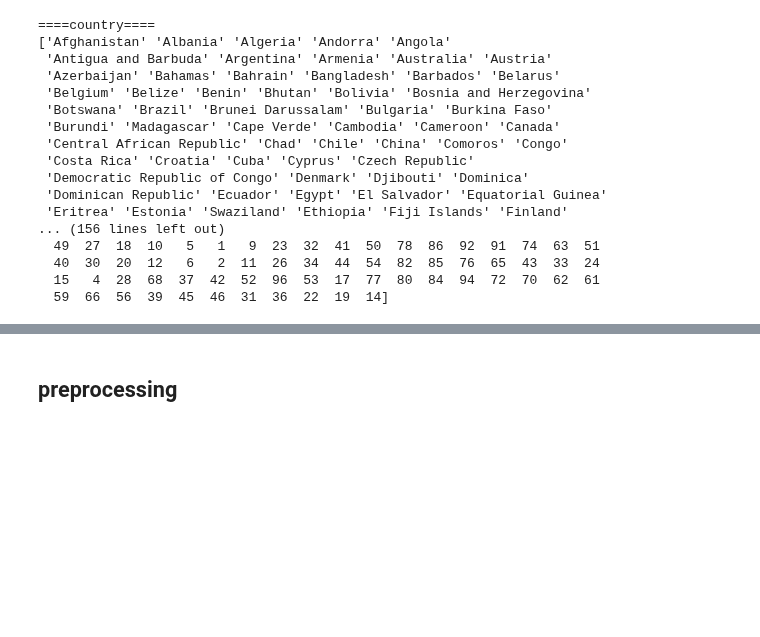
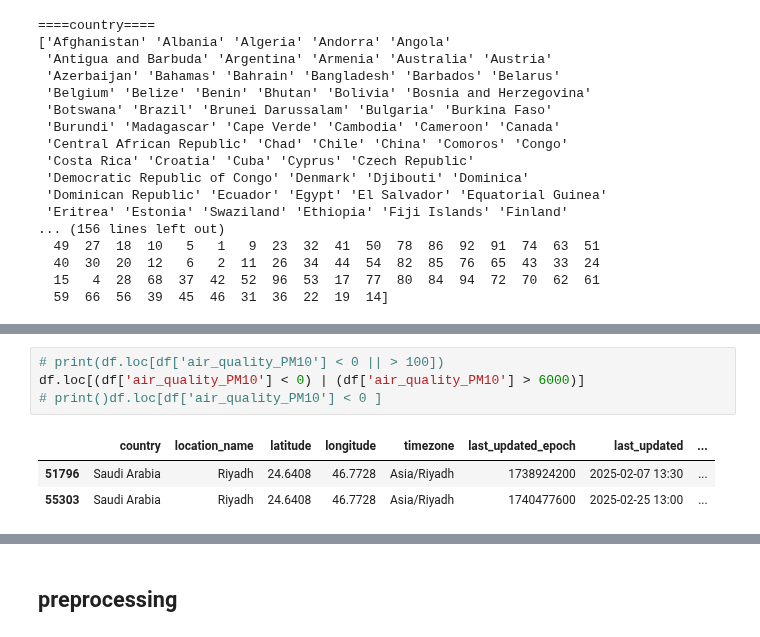
Before and after one commit to eexzzm/early-warning-weather-forecast, a Jupyter notebook: notebook.ipynb, the cells around one changed output, grey strips where cells are left out. Cells and saved outputs as stored; diff of their text form; blank space fills up the shorter version.

```diff
--- a/notebook.ipynb
+++ b/notebook.ipynb
@@ -92,0 +115,8 @@ df.describe()
+# %%
+# print(df.loc[df['air_quality_PM10'] < 0 || > 100])
+df.loc[(df['air_quality_PM10'] < 0) | (df['air_quality_PM10'] > 6000)]
+# print()df.loc[df['air_quality_PM10'] < 0 ]
+# %% [output]
+|  | country | location_name | latitude | longitude | timezone | last_updated_epoch | last_updated | ... |
+| 51796 | Saudi Arabia | Riyadh | 24.6408 | 46.7728 | Asia/Riyadh | 1738924200 | 2025-02-07 13:30 | ... |
+| 55303 | Saudi Arabia | Riyadh | 24.6408 | 46.7728 | Asia/Riyadh | 1740477600 | 2025-02-25 13:00 | ... |
```
Also changed, not shown: parts of 8 cells of this notebook.
